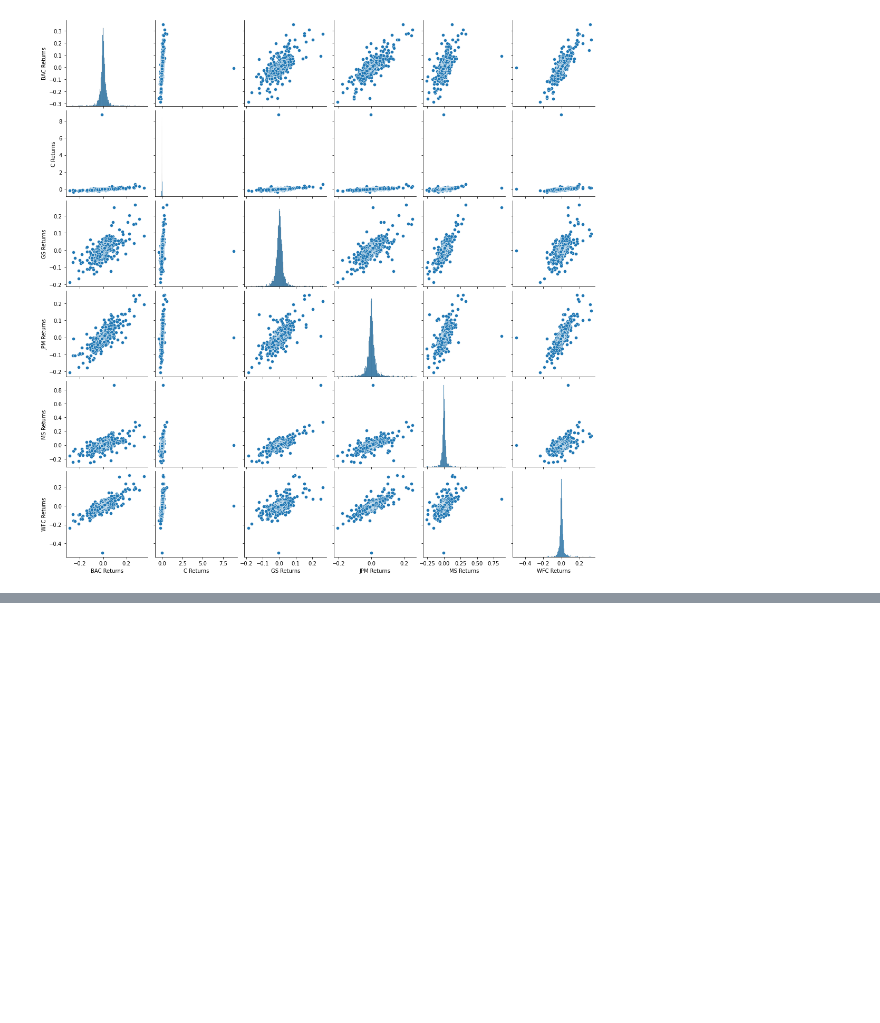
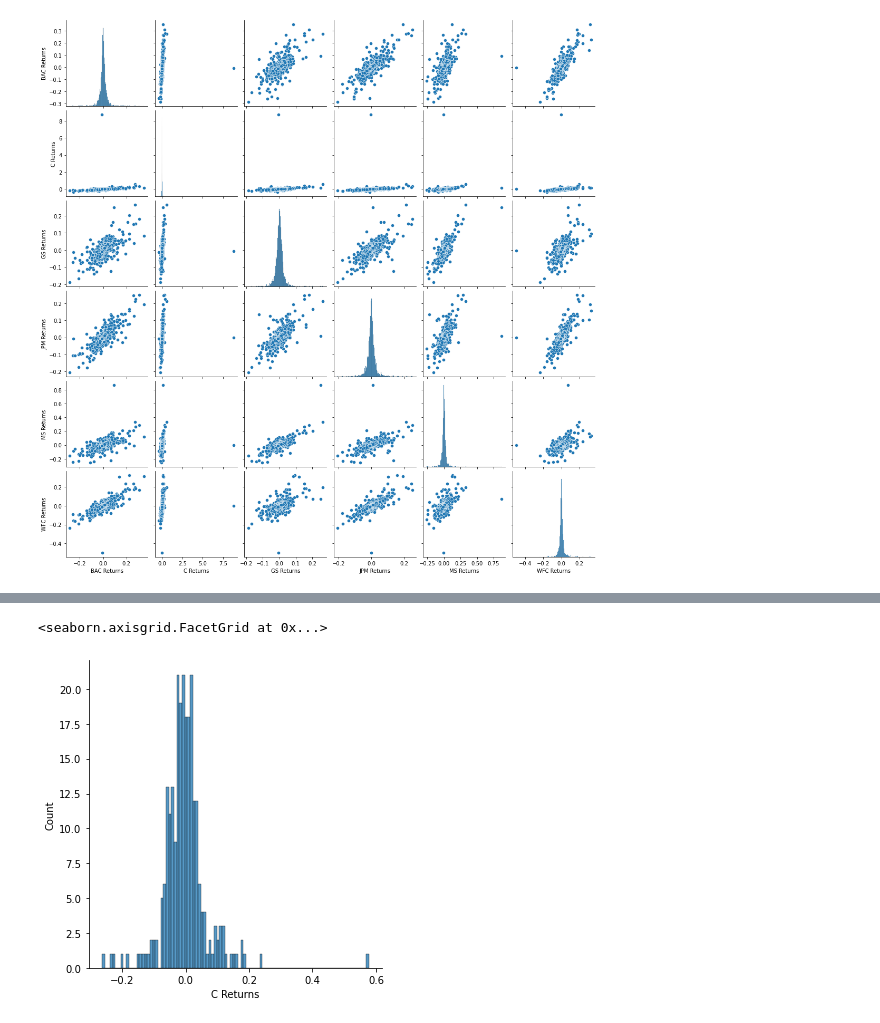
Before and after one commit to Egbu/Data-Science, a Jupyter notebook: Financial Data Analysis and Visualization.ipynb, the cells around one changed output, grey strips where cells are left out. Drawn from its saved outputs; the diff is of its cells as text; code cells hidden in the pictures; blank space fills up the shorter version.

```diff
--- a/Financial Data Analysis and Visualization.ipynb
+++ b/Financial Data Analysis and Visualization.ipynb
@@ -80,0 +134,5 @@ sns.pairplot(returns)
+# %%
+sns.displot(returns['C Returns'].loc['2008-01-01':'2008-12-31'],bins=100)
+# %% [output]
+<seaborn.axisgrid.FacetGrid at 0x...>
+[figure, added]
```
Also changed, not shown: parts of 28 cells of this notebook, 5 other files.
